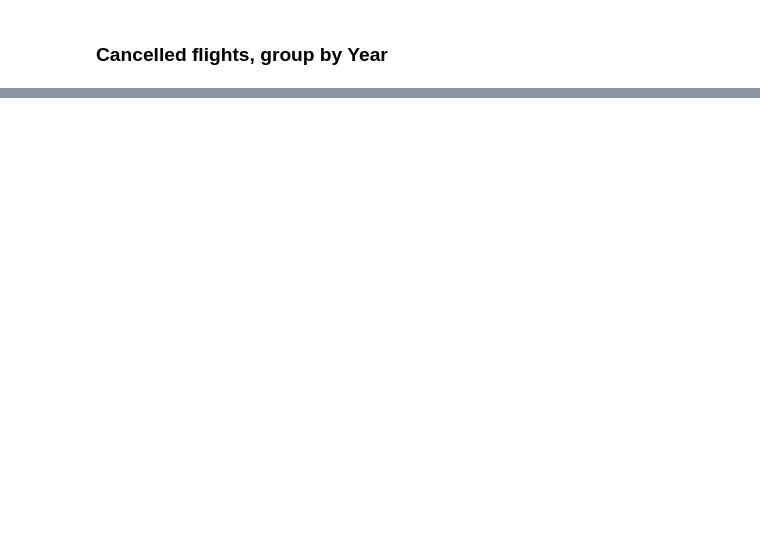
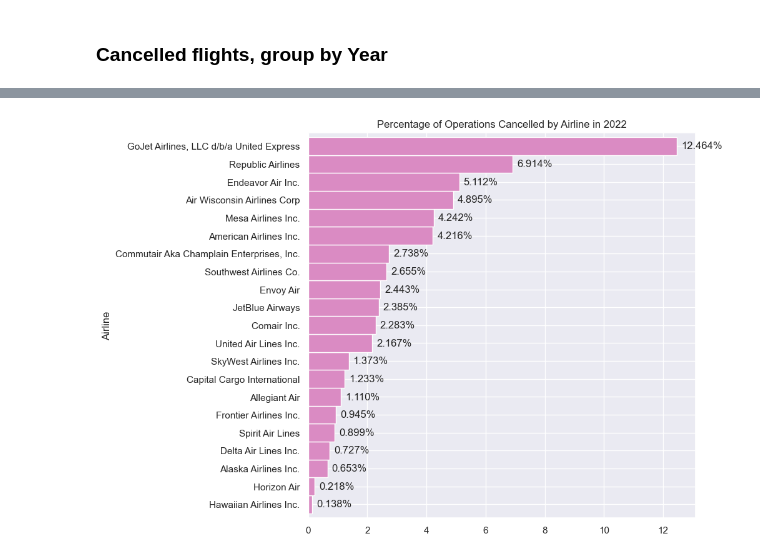
Before and after one commit to georgetown-analytics/team-3, a Jupyter notebook: flight_model/notebooks/EDA/eda1_flight_data_082022.ipynb, the cells around one changed output, grey strips where cells are left out. Cells and saved outputs as stored; diff of their text form; code cells hidden in the pictures; blank space fills up the shorter version.

Commit message:
flight cancellation eda

```diff
--- a/flight_model/notebooks/EDA/eda1_flight_data_082022.ipynb
+++ b/flight_model/notebooks/EDA/eda1_flight_data_082022.ipynb
@@ -6,6 +6,7 @@ import seaborn as sns
 import plotly.express as px
 
 sns.set_theme(style="darkgrid")
+current_palette=sns.color_palette()
 # %% [markdown]
 #### 1. Reading the data
 # %%
@@ -251,3 +276,18 @@ cancelled_flights_analysis.set_index("Airline").sort_values(
+# %%
+fig, ax = plt.subplots(figsize=(8, 8))
+cancelled_flights_analysis["Airline"] = cancelled_flights_analysis["Operating_Airline"].map(
+    airline_mapper)
+cancelled_flights_analysis.set_index("Airline").sort_values(
+    "Pct_Cancelled")["Pct_Cancelled"].plot(kind="barh",
+                                           title="Percentage of Operations Cancelled by Airline in 2022",
+                                           width=1,
+                                           #edgecolor="black",
+                                           color=current_palette[6]
+                                           )
+ax.bar_label(ax.containers[0], fmt='%.3f%%', padding=5)
+plt.show()
+# %% [output]
+[figure, added]
 # %%
 cancel_count = df_flights.query("Year == 2022").query("Cancelled")["Operating_Airline"].value_counts()
 cancel_count
```
Also changed, not shown: parts of 7 cells of this notebook.
